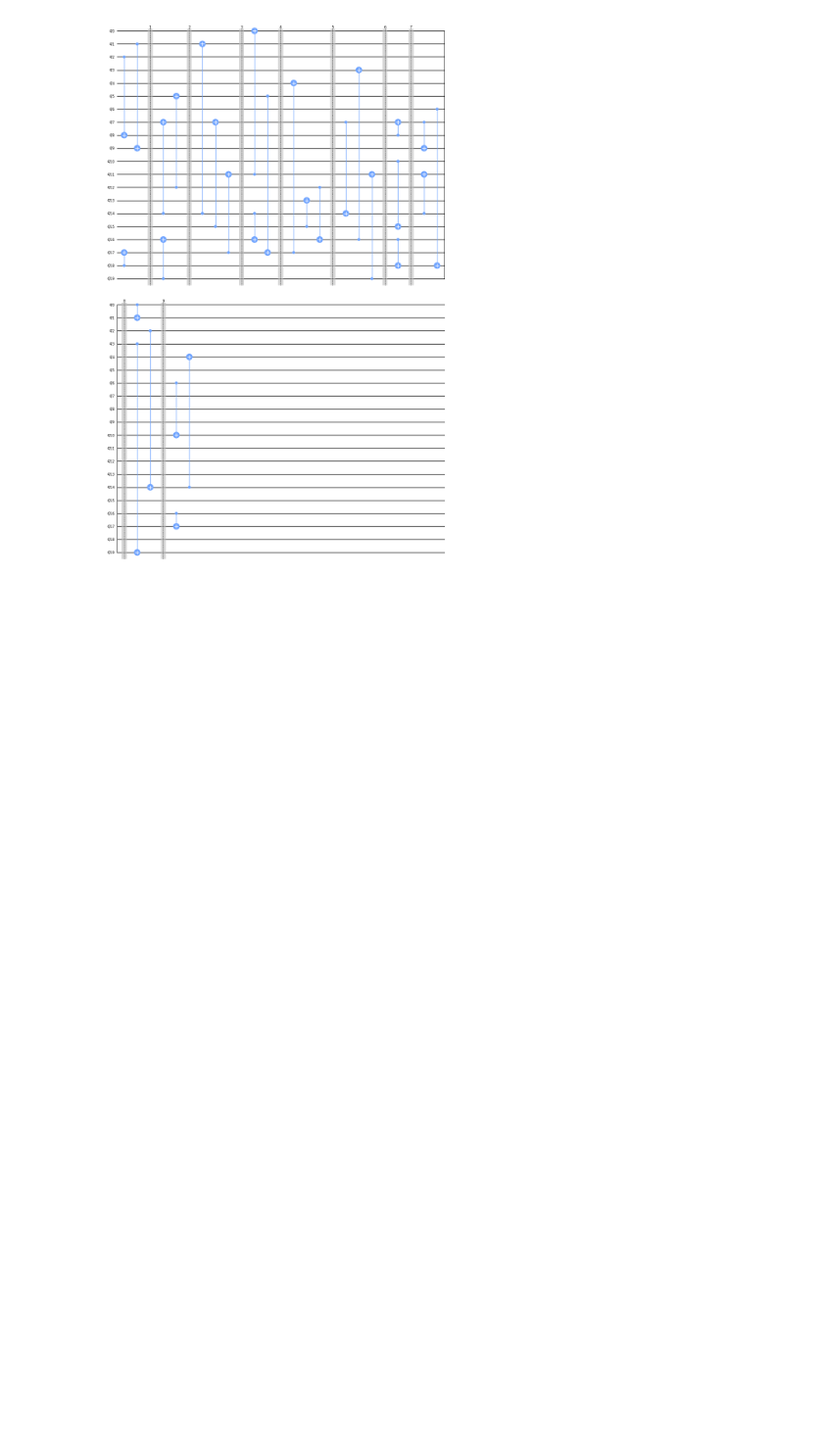
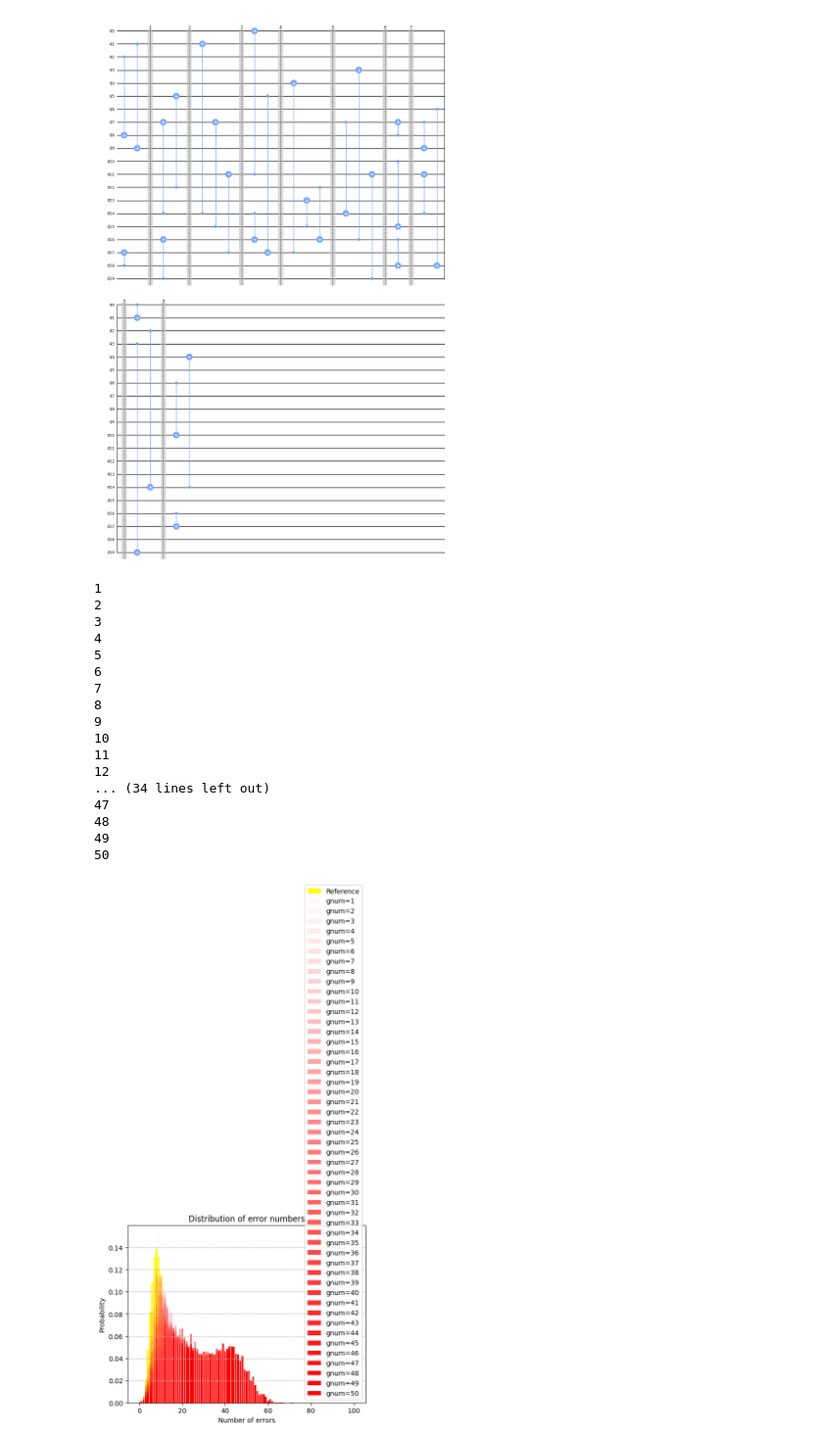
Before and after one commit to yezhuoyang/Qerrorprop, a Jupyter notebook: examples.ipynb, the cells around one changed output. Shown at 98% size. Saved outputs shown, nothing was run; the diff lists cells and outputs as text; code cells hidden in the pictures; blank space fills up the shorter version.

```diff
--- a/examples.ipynb
+++ b/examples.ipynb
@@ -160,6 +160,7 @@ from matplotlib import pyplot as plt
 Tlist=[10,20,30,40,50,60,70,80,90,100,110]
 plt.figure(figsize=(8, 6))
 expectation_list=[]
+entropy_list=[]
 std_list=[]
 for T in Tlist:
     print(T)
@@ -168,6 +169,7 @@ for T in Tlist:
     dis = circuit.calculate_distribution_sample(2000)
     tmpexp,tmpstd=circuit.get_expectation_and_std()
     expectation_list.append(tmpexp)
+    entropy_list.append(circuit.calculate_entropy())
     std_list.append(tmpstd)
     keys = list(dis.keys())
     values = list(dis.values())
@@ -301,45 +303,78 @@ circuit._qiskitcircuit.draw(output='mpl',scale=0.5)
 [figure]
 # %%
 from CNOTCircuit import CNOTCircuit,transversal_circuit,random_circuit
+import matplotlib.pyplot as plt
 
 
+expectation_list=[]
+std_list=[]
 
-
-
-circuit0=CNOTCircuit(50,10,0.0001)
+circuit0=CNOTCircuit(100,10,0.01)
 circuit0.construct_all()
 dis0=circuit0.calculate_distribution_sample(2000)
 keys = list(dis0.keys())
 values = list(dis0.values())
 
 refexp,refstd=circuit0.get_expectation_and_std()
 
+
+
+circuitfinal=CNOTCircuit(100,500,0.01)
+circuitfinal.construct_all()
+dis1=circuitfinal.calculate_distribution_sample(2000)
+keys = list(dis0.keys())
+values = list(dis0.values())
+
+finalexp,finalstd=circuitfinal.get_expectation_and_std()
+
+
+
+
 plt.bar(keys, values, color=(1, 1, 0, 1), label="Reference")
 
 
-gnum_list=[1,2,3,4,5,6,7]
+gnum_list=[1,2,3,4,5,6,7,8,9,10,11,12,13,14,15,16,17,18,19,20,21,22,23,24,25,26,27,28,29,30,31,32,33,34,35,36,37,38,39,40,41,42,43,44,45,46,47,48,49,50]
 
 
 
 
 for gnum in gnum_list:
     print(gnum)
-    circuit=random_circuit(50,10,3,0.0001)
+    circuit=random_circuit(100,10,gnum,0.01)
     circuit.construct_all()
     dis = circuit.calculate_distribution_sample(2000)
     tmpexp,tmpstd=circuit.get_expectation_and_std()
     expectation_list.append(tmpexp)
     std_list.append(tmpstd)
     keys = list(dis.keys())
     values = list(dis.values())
 
     # Normalize T to a value between 0 and 1 for the alpha
-    alpha = gnum / max(gate_per_t)
+    alpha = gnum / max(gnum_list)
     plt.bar(keys, values, color=(1, 0, 0, alpha), label=f'gnum={gnum}')
-    plt.xlabel('Number of errors')
-    plt.ylabel('Probability')
-    plt.title('Distribution of error numbers')
-    plt.grid(axis='y', linestyle='--')
 
+plt.xlabel('Number of errors')
+plt.ylabel('Probability')
+plt.title('Distribution of error numbers')
+plt.grid(axis='y', linestyle='--')
 plt.legend()
 plt.show()
+# %% [output]
+1
+2
+3
+4
+5
+6
+7
+8
+9
+10
+11
+12
+... (34 lines left out)
+47
+48
+49
+50
+[figure, added]
```
Also changed, not shown: parts of 13 cells of this notebook, 1 other file.
